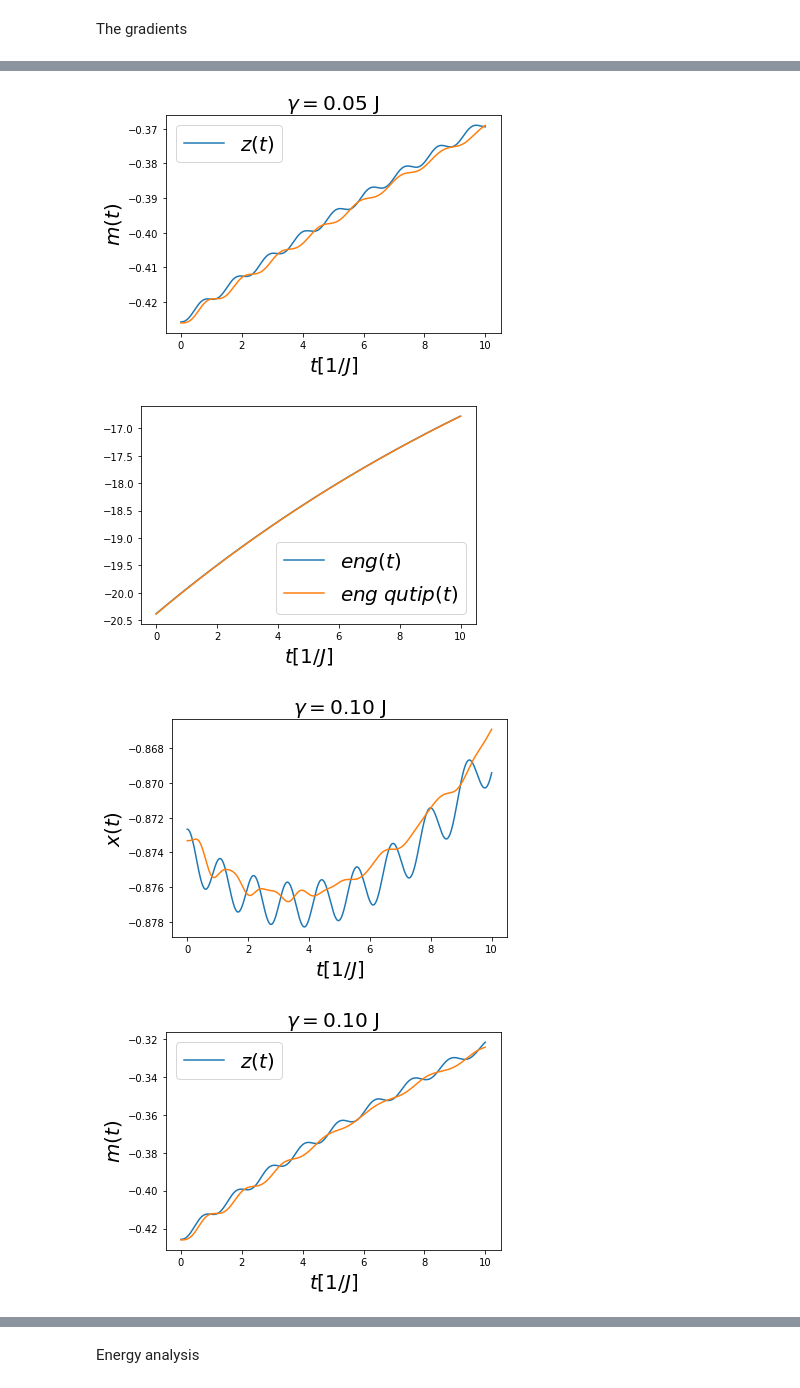
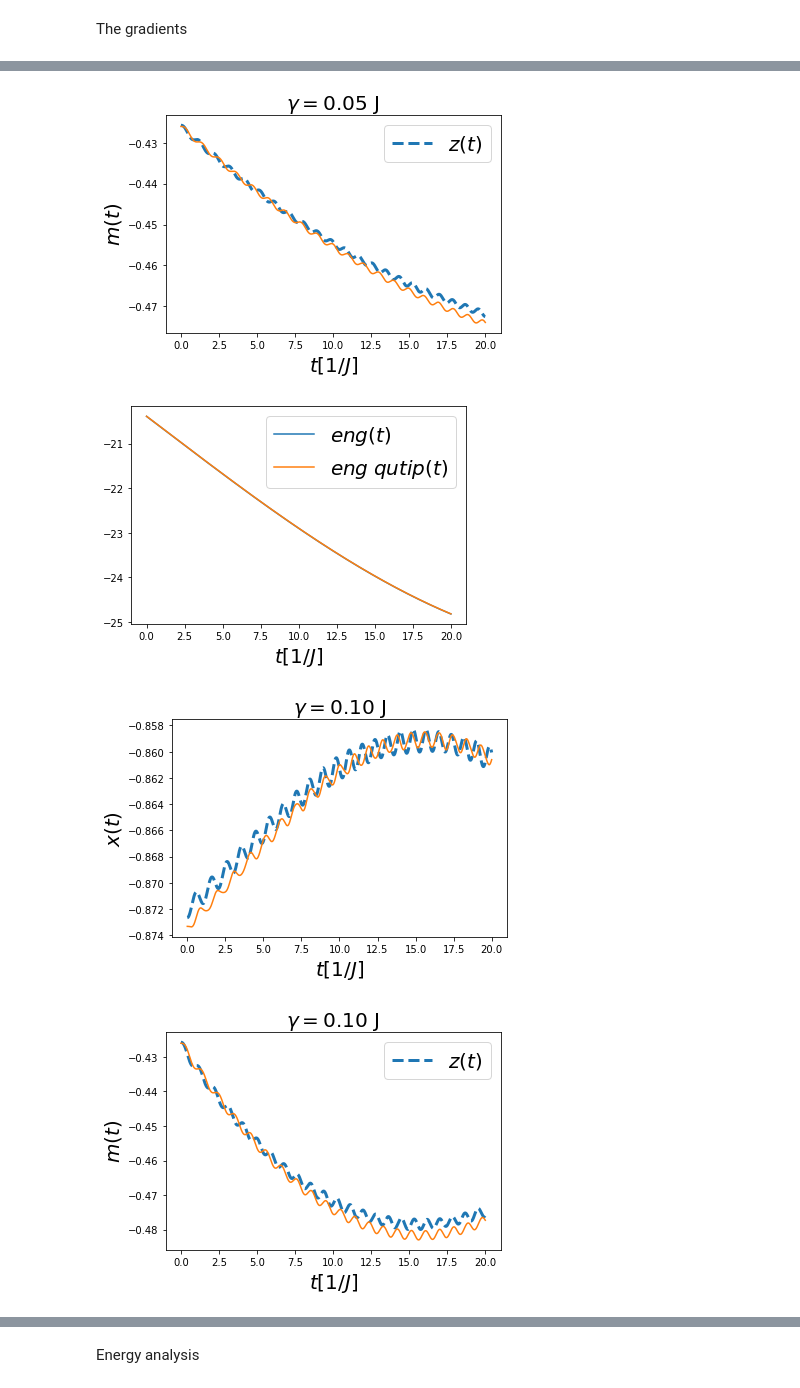
Before and after one commit to emacosta95/DL-VLM, a Jupyter notebook: Visualization.ipynb, the cells around one changed output, grey strips where cells are left out. Saved outputs shown, nothing was run; the diff lists cells and outputs as text; code cells hidden in the pictures.

Commit message:
implement a periodic field case

```diff
--- a/Visualization.ipynb
+++ b/Visualization.ipynb
@@ -170,7 +150,7 @@ import numpy as np
 # %% [markdown]
 Data
 # %%
-data=np.load('data/kohm_sham_approach/results/tddft_adiabatic_approximation_uniform_model_h_0_5_omega_0_2_hi_2.0_hf_1.1_omegai_2.0_omegaf_1.1_steps_1000_self_consistent_steps_1_ndata_7_exp_True.npz')
+data=np.load('data/kohm_sham_approach/results/tddft_periodic_uniform_model_h_0_5_omega_0_2_ti_0_tf_20_hi_2.0000_delta_0.5000_omegai_2.0_delta_0.5_steps_2000_self_consistent_steps_1_ndata_7_exp_True.npz')
 
 h=data['potential']
 engx=data['energy_x']
@@ -184,7 +164,7 @@ z_qutip=data['z_qutip']
 x_qutip=data['x_qutip']
 grad=data['gradient']
 rates=data['rates']
-time=np.linspace(0,10,x.shape[1])
+time=np.linspace(0,20,x.shape[1])
 # %% [markdown]
 The driving
 # %%
@@ -244,14 +224,14 @@ for i in range(rates.shape[0]):
 for i in range(rates.shape[0]):
     r=rates[i]
     plt.title(r'$\gamma=$'+f'{r:.2f} J',fontsize=20)
-    plt.plot(time,x[i,:,0],label=r'$x(t)$')
+    plt.plot(time,x[i,:,0],label=r'$x(t)$',linestyle='--',linewidth=3)
     plt.plot(time,x_qutip[i,:,0])
     plt.xlabel(r'$t[1/J]$',fontsize=20)
     plt.ylabel(r'$x(t)$',fontsize=20)
     plt.show()
 
     plt.title(r'$\gamma=$'+f'{r:.2f} J',fontsize=20)
-    plt.plot(time,z[i,:,0],label=r'$z(t)$')
+    plt.plot(time,z[i,:,0],label=r'$z(t)$',linestyle='--',linewidth=3)
     plt.plot(time,z_qutip[i,:,0])
     plt.xlabel(r'$t[1/J]$',fontsize=20)
     plt.ylabel(r'$m(t)$',fontsize=20)
@@ -277,4 +257,4 @@ for i in range(rates.shape[0]):
-[figure, old version]
+[figure, new version]
-[figure, old version]
+[figure, new version]
-[figure, old version]
+[figure, new version]
-[figure, old version]
+[figure, new version]
```
Also changed, not shown: parts of 5 cells of this notebook, 2 other files.
